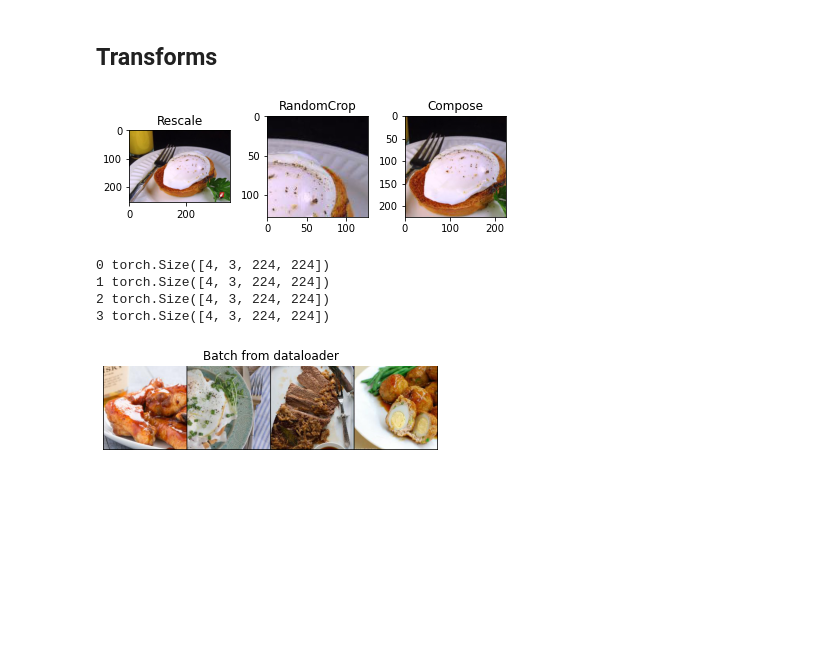
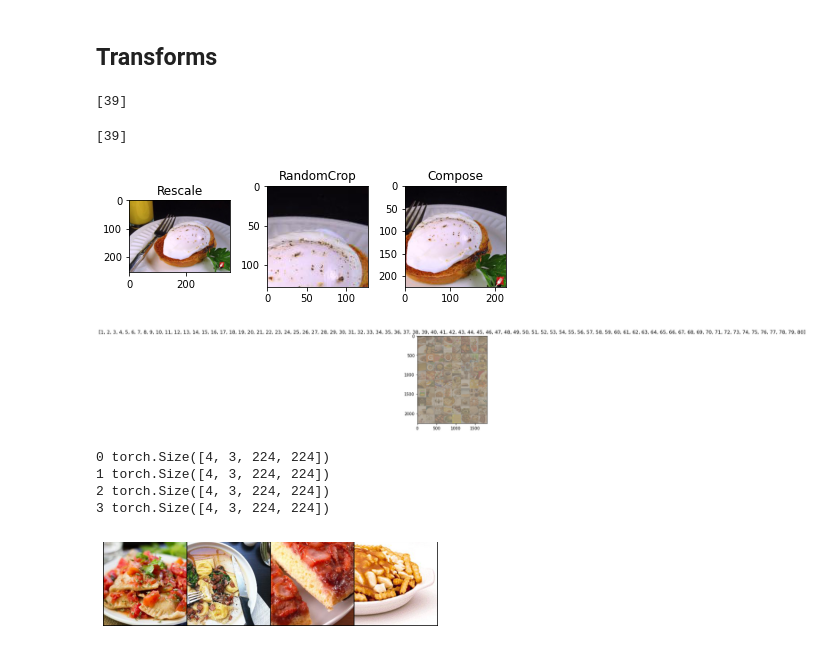
Before and after one commit to mswaringen/aml_food, a Jupyter notebook: See_Food_v1.ipynb, the cells around one changed output. Saved outputs shown, nothing was run; the diff lists cells and outputs as text; code cells hidden in the pictures; blank space fills up the shorter version.

```diff
--- a/See_Food_v1.ipynb
+++ b/See_Food_v1.ipynb
@@ -38,0 +30,10 @@ labels_df.head()
+# %%
+labels_df = pd.read_csv('data/train_labels.csv')
+
+n = 65
+img_name = labels_df.iloc[n, 0]
+labels = labels_df.iloc[n, 1:]
+labels = np.asarray(labels)
+
+print('Image name: {}'.format(img_name))
+print('Label: {}'.format(labels))
@@ -73,29 +75,31 @@ class FoodDataset(Dataset):
                                 self.labels_df.iloc[idx, 0])
         image = io.imread(img_name)
         labels = self.labels_df.iloc[idx, 1:]
+        labels = np.asarray(labels)
 #         landmarks = np.array([landmarks])
 #         landmarks = landmarks.astype('float').reshape(-1, 2)
 #         sample = {'image': image, 'landmarks': landmarks}
-        sample = {'image': image}
+
+        sample = {'image': image, 'label': labels}
 
         if self.transform:
             sample = self.transform(sample)
 
         return sample
 # %%
-food_dataset = FoodDataset(csv_file='data/train_labels.csv',
-                                    root_dir='data/train_set/train_set/')
+sample = FoodDataset(csv_file='data/train_labels.csv', root_dir='data/train_set/train_set/')
 
 fig = plt.figure()
 
 for i in range(len(food_dataset)):
     sample = food_dataset[i]
 
-    print(i, sample['image'].shape)
+    print(i, sample['image'].shape, sample['label'])
 
     ax = plt.subplot(1, 4, i + 1)
     plt.tight_layout()
-    ax.set_title('Sample #{}'.format(i))
+#     ax.set_title('Sample #{}'.format(i))
+    ax.set_title('Label: {}'.format(label))
     ax.axis('off')
     show_image(**sample)
 
@@ -185,3 +189,15 @@ class ToTensor(object):
         # torch image: C X H X W
         image = image.transpose((2, 0, 1))
         return {'image': torch.from_numpy(image)}
+# %%
+sample = food_dataset[65]
+# print(sample['image'])
+print(sample['label'])
+# %% [output]
+[39]
+# %%
+sample = food_dataset[65]['image']
+label = food_dataset[65]['label']
+print(label)
+# %% [output]
+[39]
@@ -204,7 +222,7 @@ for i, tsfrm in enumerate([scale, crop, composed]):
 
 plt.show()
 # %% [output]
-[figure, old version]
+[figure, new version]
 # %%
 transformed_dataset = FoodDataset(csv_file='data/train_labels.csv',
                                             root_dir='data/train_set/train_set/',
@@ -213,10 +231,37 @@ transformed_dataset = FoodDataset(csv_file='data/train_labels.csv',
                                                RandomCrop(224),
                                                ToTensor()
                                            ]))
+# %%
+dataloader = DataLoader(transformed_dataset, batch_size=80,
+                        shuffle=True, num_workers=0)
+
+class_names = list(range(1,81))
+# %%
+def imshow(inp, title=None):
+    """Imshow for Tensor."""
+    inp = inp.numpy().transpose((1, 2, 0))
+    mean = np.array([0.485, 0.456, 0.406])
+    std = np.array([0.229, 0.224, 0.225])
+    inp = std * inp + mean
+    inp = np.clip(inp, 0, 1)
+    plt.imshow(inp)
+    if title is not None:
+        plt.title(title)
+    plt.pause(0.001)  # pause a bit so that plots are updated
+
+
+# Get a batch of training data
+inputs = next(iter(dataloader))
+# inputs, classes = batch['image'], batch['labels']
+# print(batch)
+
+# Make a grid from batch
+out = torchvision.utils.make_grid(inputs['image'])
+
+imshow(out, title=[class_names[x] for x in classes])
+# %% [output]
+[figure, added]
 # %%
-dataloader = DataLoader(transformed_dataset, batch_size=4,
-                        shuffle=True, num_workers=0)
-
 
 # Helper function to show a batch
 def show_image_batch(sample_batched):
@@ -224,32 +269,32 @@ def show_image_batch(sample_batched):
     images_batch = sample_batched['image']
     batch_size = len(images_batch)
     im_size = images_batch.size(2)
     grid_border_size = 2
 
     grid = utils.make_grid(images_batch)
     plt.imshow(grid.numpy().transpose((1, 2, 0)))
 
 #     for i in range(batch_size):
 #         plt.scatter(landmarks_batch[i, :, 0].numpy() + i * im_size + (i + 1) * grid_border_size,
 #                     landmarks_batch[i, :, 1].numpy() + grid_border_size,
 #                     s=10, marker='.', c='r')
 
-    plt.title('Batch from dataloader')
+#     plt.title('Batch from dataloader')
 
 for i_batch, sample_batched in enumerate(dataloader):
     print(i_batch, sample_batched['image'].size())
 
     # observe 4th batch and stop.
     if i_batch == 3:
         plt.figure()
         show_image_batch(sample_batched)
         plt.axis('off')
         plt.ioff()
         plt.show()
         break
 # %% [output]
 0 torch.Size([4, 3, 224, 224])
 1 torch.Size([4, 3, 224, 224])
 2 torch.Size([4, 3, 224, 224])
 3 torch.Size([4, 3, 224, 224])
-[figure, old version]
+[figure, new version]
```
Also changed, not shown: parts of 7 cells of this notebook, 5 other files.
